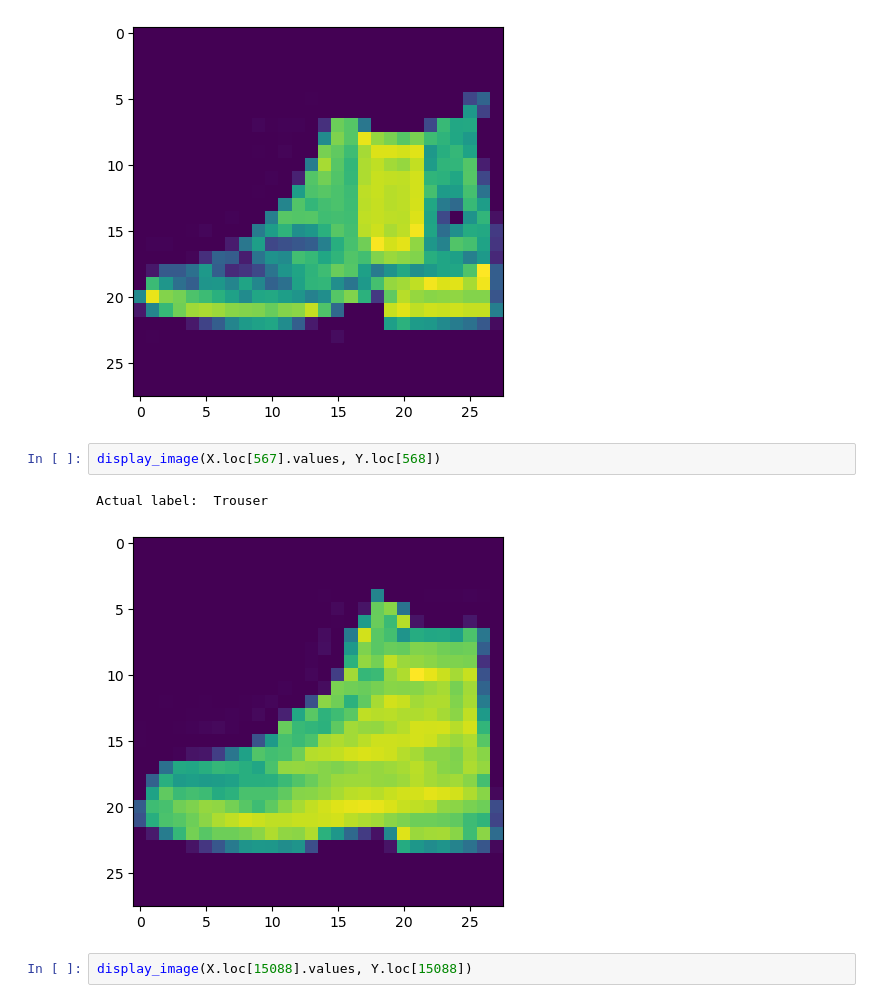
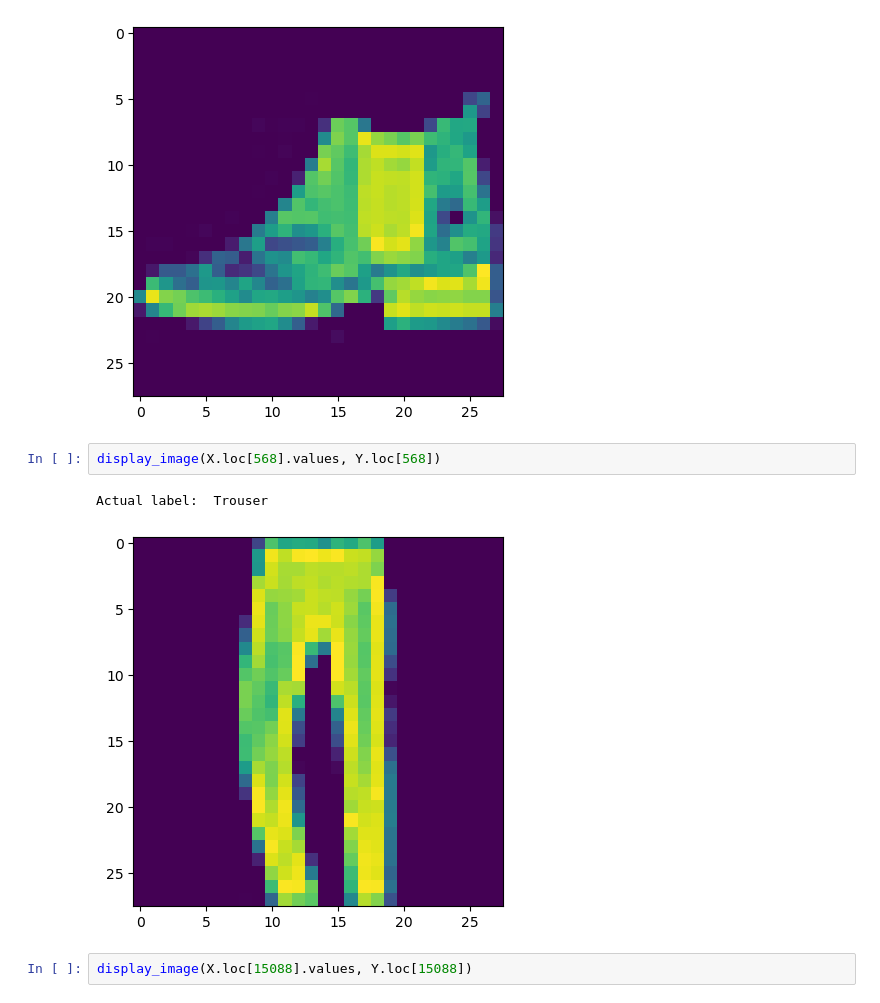
Before and after one commit to iakshaykr/AI_ML, a Jupyter notebook: Classification/05-ImageClassification_LogisticRegression_FashionMNIST.ipynb, the cells around one changed output. Saved outputs shown, nothing was run; the diff lists cells and outputs as text.

```diff
--- a/Classification/05-ImageClassification_LogisticRegression_FashionMNIST.ipynb
+++ b/Classification/05-ImageClassification_LogisticRegression_FashionMNIST.ipynb
@@ -99,10 +99,10 @@ display_image(X.loc[5].values, Y.loc[5])
 Actual label:  Ankle boot
 [figure]
 # %%
-display_image(X.loc[567].values, Y.loc[568])
+display_image(X.loc[568].values, Y.loc[568])
 # %% [output]
 Actual label:  Trouser
-[figure, old version]
+[figure, new version]
 # %%
 display_image(X.loc[15088].values, Y.loc[15088])
 # %% [output]
```
Also changed, not shown: parts of 1 cell of this notebook, 6 other files.
